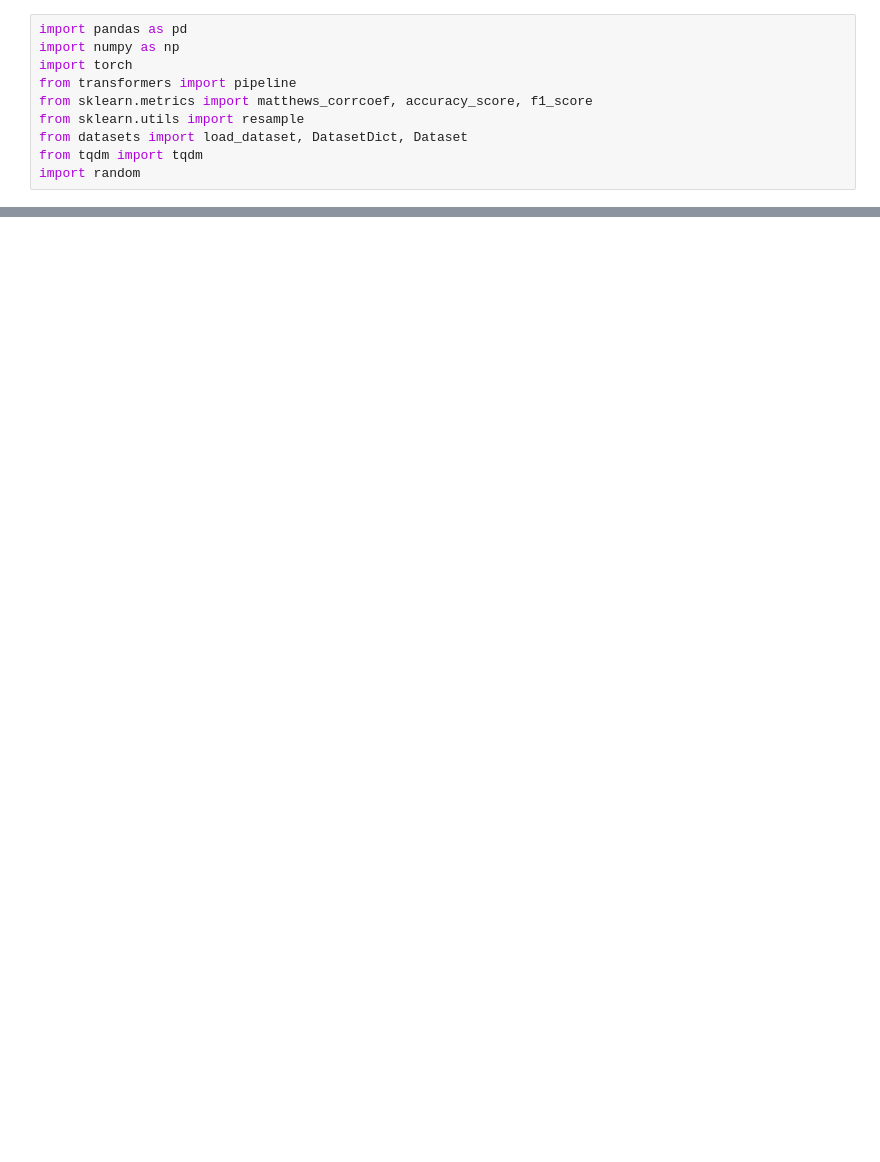
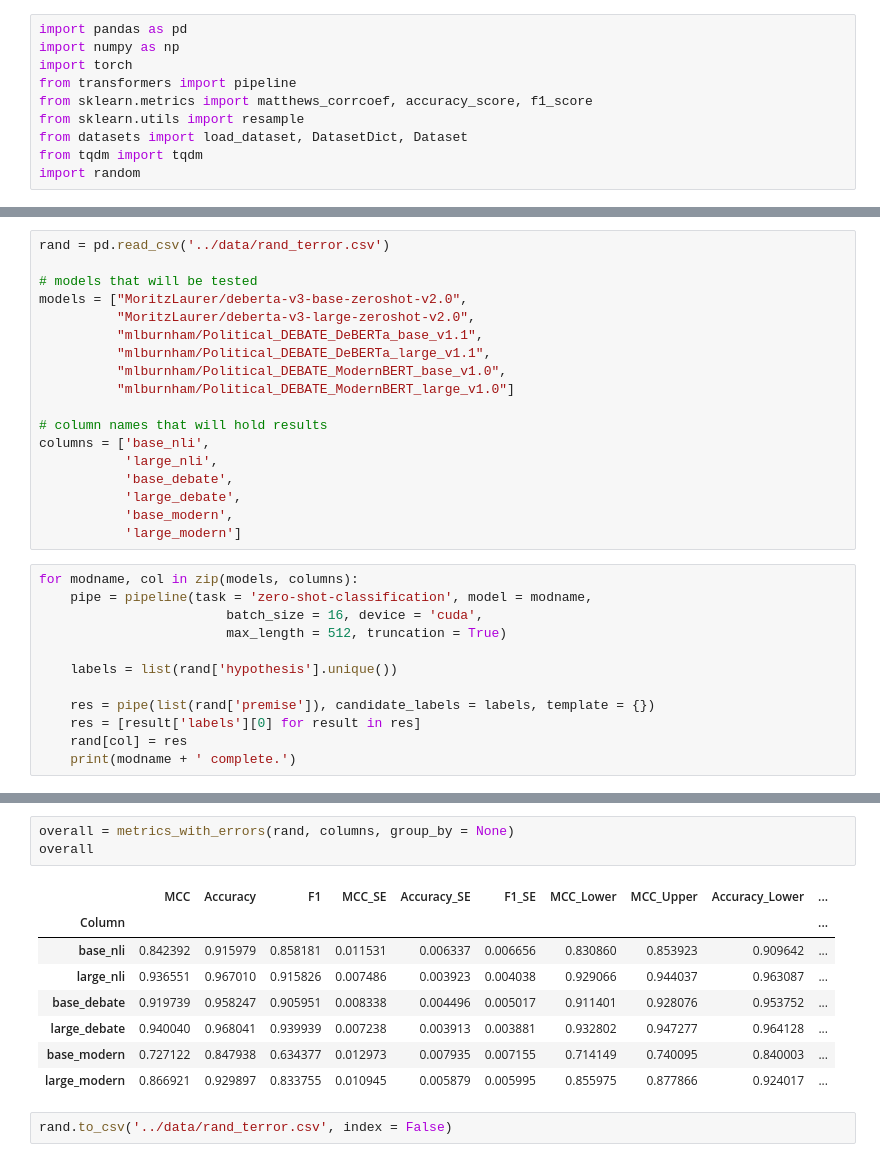
Before and after one commit to MLBurnham/pol_DEBATE, a Jupyter notebook: validation/benchmark_external_datasets.ipynb, the cells around one changed output, grey strips where cells are left out. Cells and saved outputs as stored; diff of their text form; blank space fills up the shorter version.

```diff
--- a/validation/benchmark_external_datasets.ipynb
+++ b/validation/benchmark_external_datasets.ipynb
@@ -229,0 +284,30 @@ Wall time: 1min 16s
+# %%
+rand = pd.read_csv('../data/rand_terror.csv')
+
+# models that will be tested
+models = ["MoritzLaurer/deberta-v3-base-zeroshot-v2.0",
+          "MoritzLaurer/deberta-v3-large-zeroshot-v2.0",
+          "mlburnham/Political_DEBATE_DeBERTa_base_v1.1",
+          "mlburnham/Political_DEBATE_DeBERTa_large_v1.1",
+          "mlburnham/Political_DEBATE_ModernBERT_base_v1.0",
+          "mlburnham/Political_DEBATE_ModernBERT_large_v1.0"]
+
+# column names that will hold results
+columns = ['base_nli',
+           'large_nli',
+           'base_debate',
+           'large_debate',
+           'base_modern',
+           'large_modern']
+# %%
+for modname, col in zip(models, columns):
+    pipe = pipeline(task = 'zero-shot-classification', model = modname,
+                        batch_size = 16, device = 'cuda',
+                        max_length = 512, truncation = True)
+
+    labels = list(rand['hypothesis'].unique())
+
+    res = pipe(list(rand['premise']), candidate_labels = labels, template = {})
+    res = [result['labels'][0] for result in res]
+    rand[col] = res
+    print(modname + ' complete.')
@@ -229,0 +348,14 @@ Wall time: 1min 16s
+# %%
+overall = metrics_with_errors(rand, columns, group_by = None)
+overall
+# %% [output]
+|  | MCC | Accuracy | F1 | MCC_SE | Accuracy_SE | F1_SE | MCC_Lower | MCC_Upper | Accuracy_Lower | ... |
+| Column |  |  |  |  |  |  |  |  |  | ... |
+| base_nli | 0.842392 | 0.915979 | 0.858181 | 0.011531 | 0.006337 | 0.006656 | 0.830860 | 0.853923 | 0.909642 | ... |
+| large_nli | 0.936551 | 0.967010 | 0.915826 | 0.007486 | 0.003923 | 0.004038 | 0.929066 | 0.944037 | 0.963087 | ... |
+| base_debate | 0.919739 | 0.958247 | 0.905951 | 0.008338 | 0.004496 | 0.005017 | 0.911401 | 0.928076 | 0.953752 | ... |
+| large_debate | 0.940040 | 0.968041 | 0.939939 | 0.007238 | 0.003913 | 0.003881 | 0.932802 | 0.947277 | 0.964128 | ... |
+| base_modern | 0.727122 | 0.847938 | 0.634377 | 0.012973 | 0.007935 | 0.007155 | 0.714149 | 0.740095 | 0.840003 | ... |
+| large_modern | 0.866921 | 0.929897 | 0.833755 | 0.010945 | 0.005879 | 0.005995 | 0.855975 | 0.877866 | 0.924017 | ... |
+# %%
+rand.to_csv('../data/rand_terror.csv', index = False)
```
Also changed, not shown: parts of 21 cells of this notebook.
